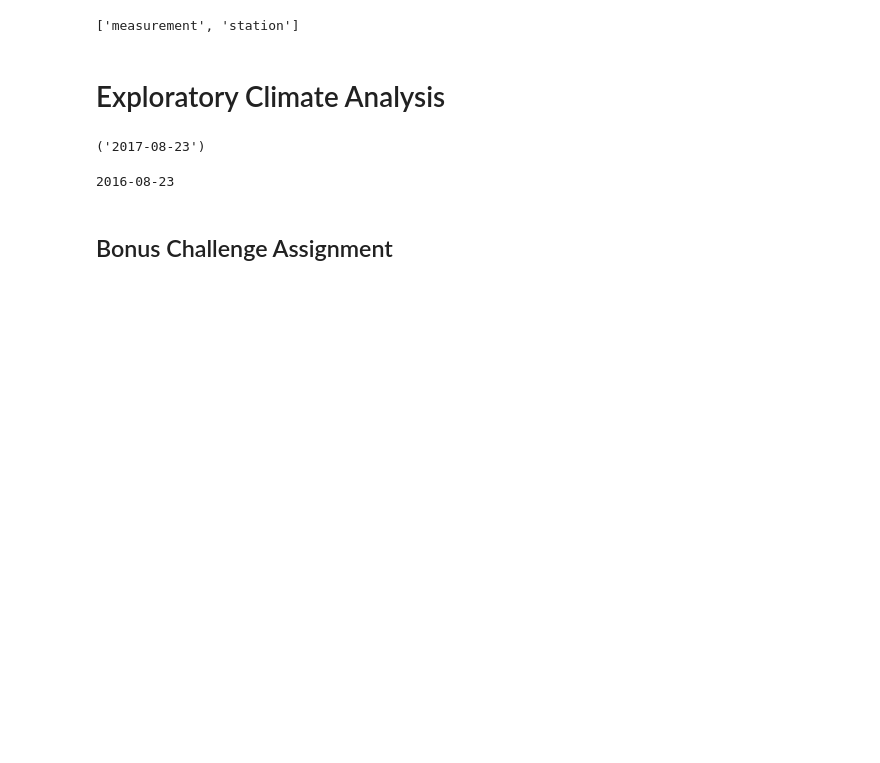
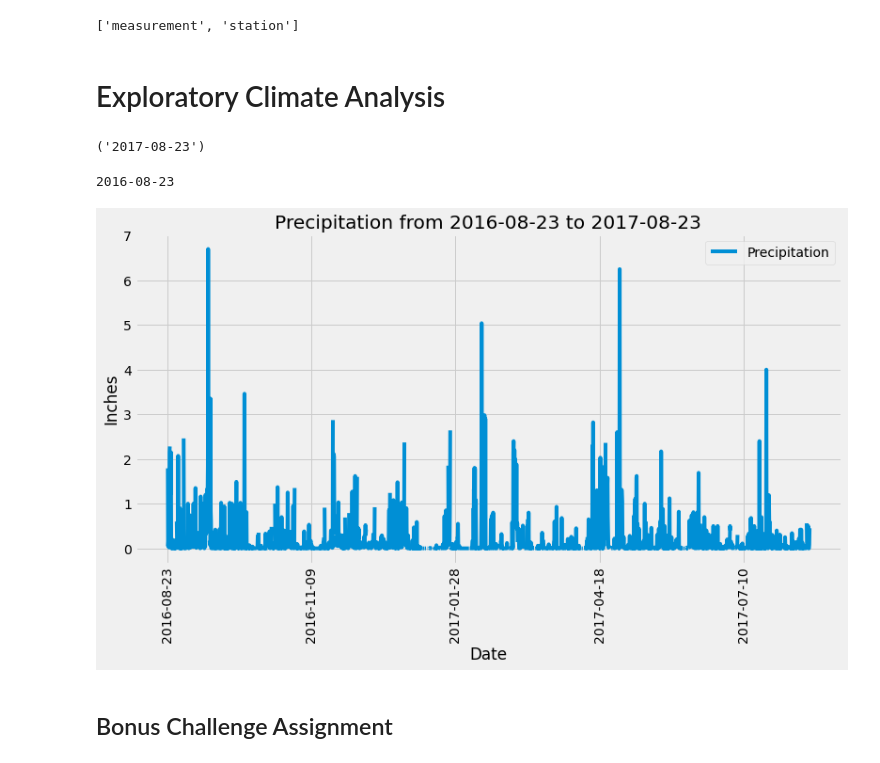
Before and after one commit to nmburns2/sqlalchemy-challenge, a Jupyter notebook: climate_starter.ipynb, the cells around one changed output. Cells and saved outputs as stored; diff of their text form; code cells hidden in the pictures; blank space fills up the shorter version.

Commit message:
added bar graph

```diff
--- a/climate_starter.ipynb
+++ b/climate_starter.ipynb
@@ -55,11 +55,11 @@ print(one_year)
 # %%
 # Perform a query to retrieve the data and precipitation scores
 precip = sess.query(meas.date, meas.prcp)\
-                 .filter(meas.date <= 2017-8-23)\
-                 .filter(meas.date >= 2016-8-23).all()
+                    .filter(meas.date <= '2017-08-23')\
+                    .filter(meas.date >= '2016-08-23').all()
 
 # Save the query results as a Pandas DataFrame
-precip_df = pd.DataFrame(precip, columns=['date', 'precipitation'])
+precip_df = pd.DataFrame(data=precip, columns=['date', 'precipitation'])
 
 # Set the index to the date column
 precip_df = precip_df.set_index('date')
@@ -71,3 +69,22 @@ sorted_df = precip_df.sort_index()
+# %%
+# Use Pandas Plotting with Matplotlib to plot the data
+bar = sorted_df.plot(kind='line', figsize = (12,6), rot=90)
+
+# Set X and Y labels
+plt.xlabel('Date')
+plt.ylabel('Inches')
+
+# Set Title and Legend
+plt.title('Precipitation from 2016-08-23 to 2017-08-23')
+plt.legend(['Precipitation'])
+
+# Display Graph
+plt.show()
+
+# Save Image
+bar.figure.savefig('Images/precipitation_bar.png')
+# %% [output]
+[figure, added]
 # %%
 # Use Pandas to calcualte the summary statistics for the precipitation data
 # %%
```
Also changed, not shown: parts of 1 cell of this notebook, 1 other file.
